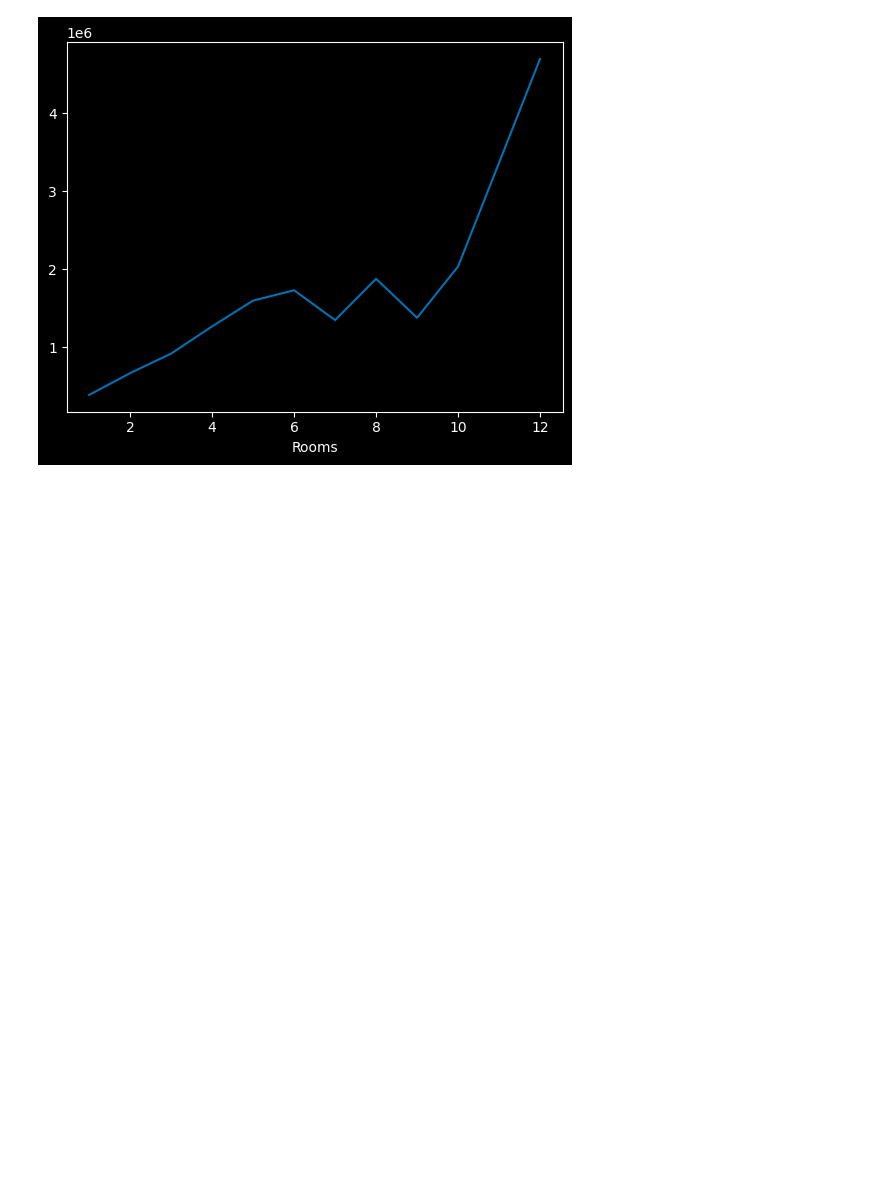
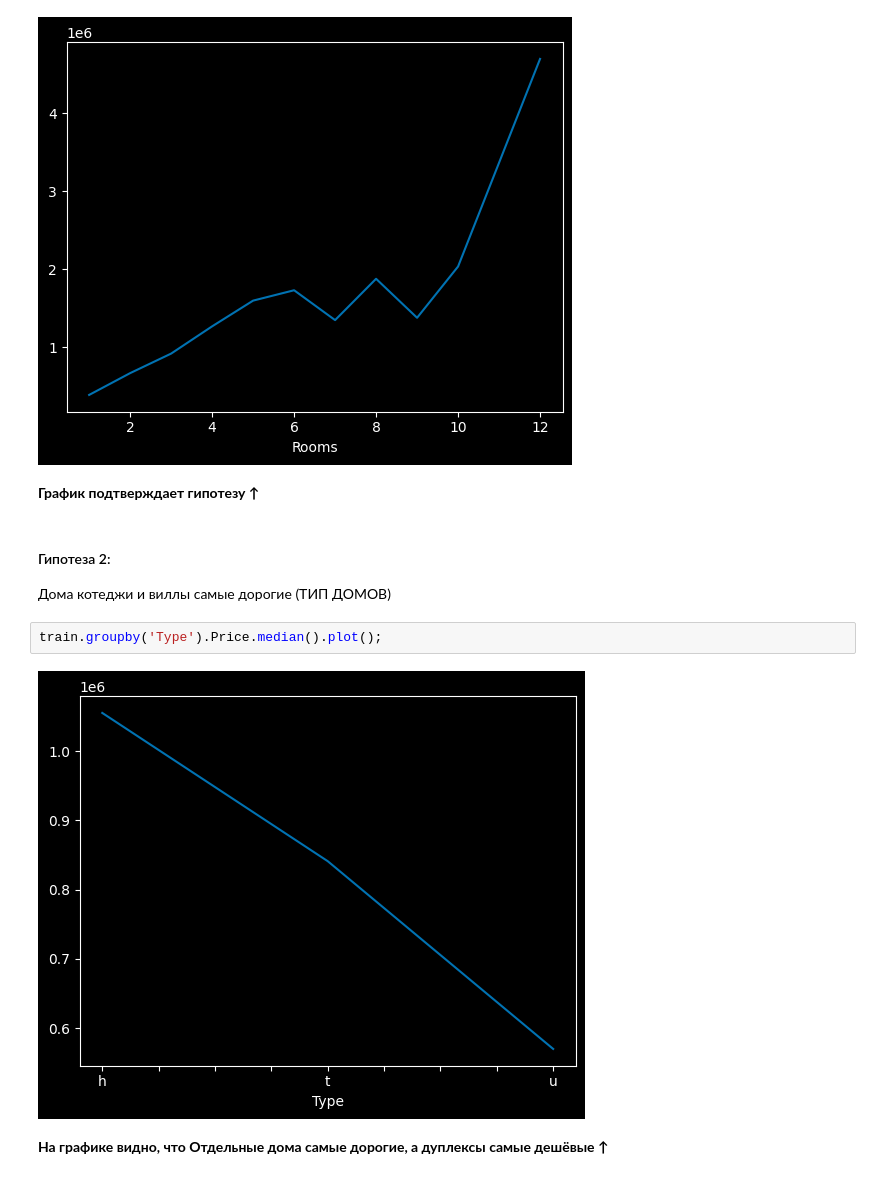
Before and after one commit to Zetis659/Data_Science_GM, a Jupyter notebook: Leopard_challenge_Regression/Leopard_challenge_Regression.ipynb, the cells around one changed output. Cells and saved outputs as stored; diff of their text form; blank space fills up the shorter version.

```diff
--- a/Leopard_challenge_Regression/Leopard_challenge_Regression.ipynb
+++ b/Leopard_challenge_Regression/Leopard_challenge_Regression.ipynb
@@ -452,3 +473,14 @@ train.groupby('Rooms').Price.agg(['count', 'mean', 'median'])
 train.groupby('Rooms').Price.median().plot();
 # %% [output]
 [figure]
+# %% [markdown]
+**График подтверждает гипотезу ↑**
+# %% [markdown]
+#### Гипотеза 2:
+Дома котеджи и виллы самые дорогие (ТИП ДОМОВ)
+# %%
+train.groupby('Type').Price.median().plot();
+# %% [output]
+[figure, added]
+# %% [markdown]
+**На графике видно, что Отдельные дома самые дорогие, а дуплексы самые дешёвые ↑**
```
Also changed, not shown: parts of 65 cells of this notebook.
